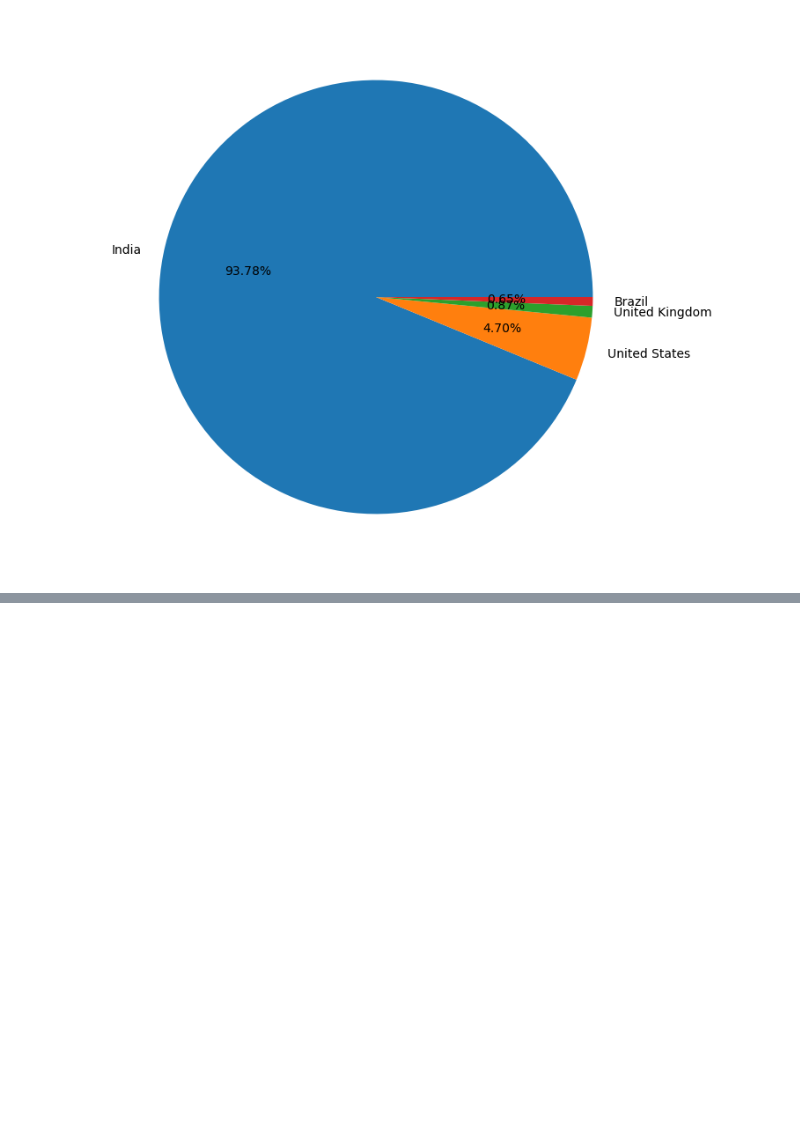
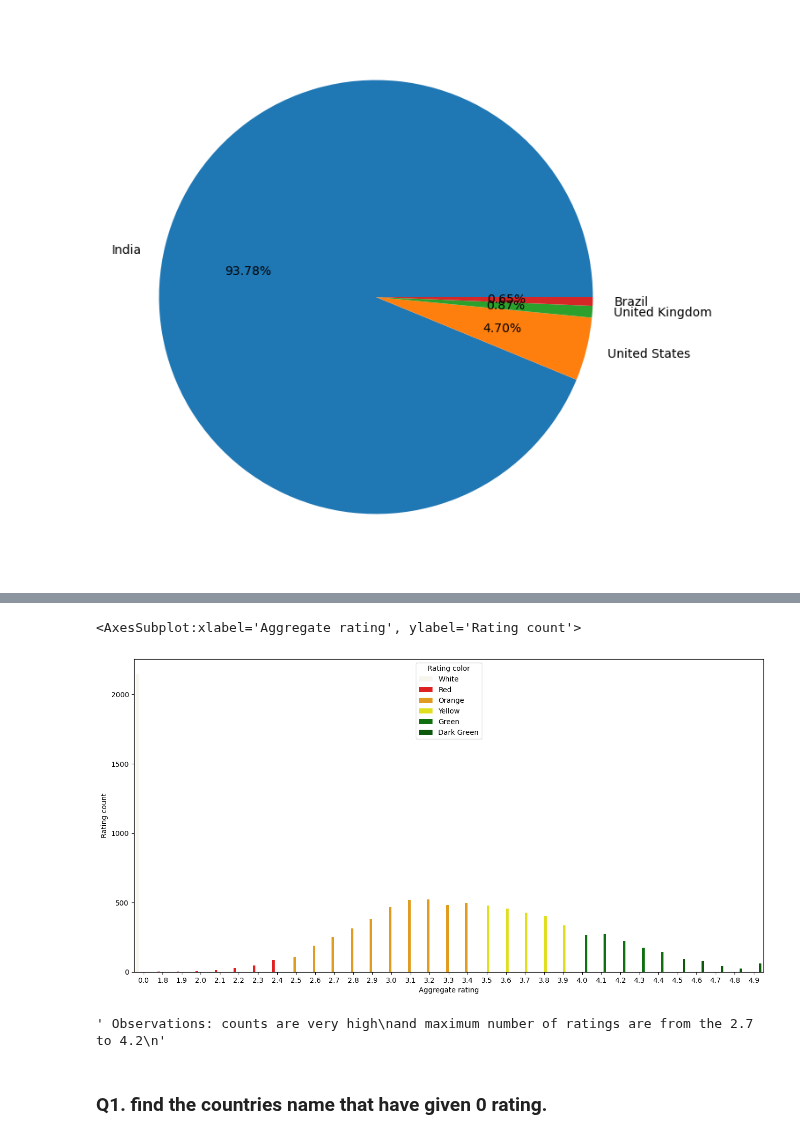
Before and after one commit to pythonpioneer/Data-Science, a Jupyter notebook: EDA/zomato/zomato.ipynb, the cells around one changed output, grey strips where cells are left out. Cells and saved outputs as stored; diff of their text form; code cells hidden in the pictures; blank space fills up the shorter version.

```diff
--- a/EDA/zomato/zomato.ipynb
+++ b/EDA/zomato/zomato.ipynb
@@ -222,0 +273,12 @@ plt.pie(final_df['Country'].value_counts().values[: 4], labels=final_df['Country
+# %%
+# color isn't mapped, map the color
+sns.barplot(x='Aggregate rating', y='Rating count', hue='Rating color', data=rating, palette=['#F9F6EE', 'red', 'orange', 'yellow', 'green', 'darkgreen'])
+# %% [output]
+<AxesSubplot:xlabel='Aggregate rating', ylabel='Rating count'>
+[figure, added]
+# %%
+''' Observations: counts are very high
+and maximum number of ratings are from the 2.7 to 4.2
+'''
+# %% [output]
+' Observations: counts are very high\nand maximum number of ratings are from the 2.7 to 4.2\n'
@@ -222,0 +287,2 @@ plt.pie(final_df['Country'].value_counts().values[: 4], labels=final_df['Country
+# %% [markdown]
+### Q1. find the countries name that have given 0 rating.
```
Also changed, not shown: parts of 28 cells of this notebook.
